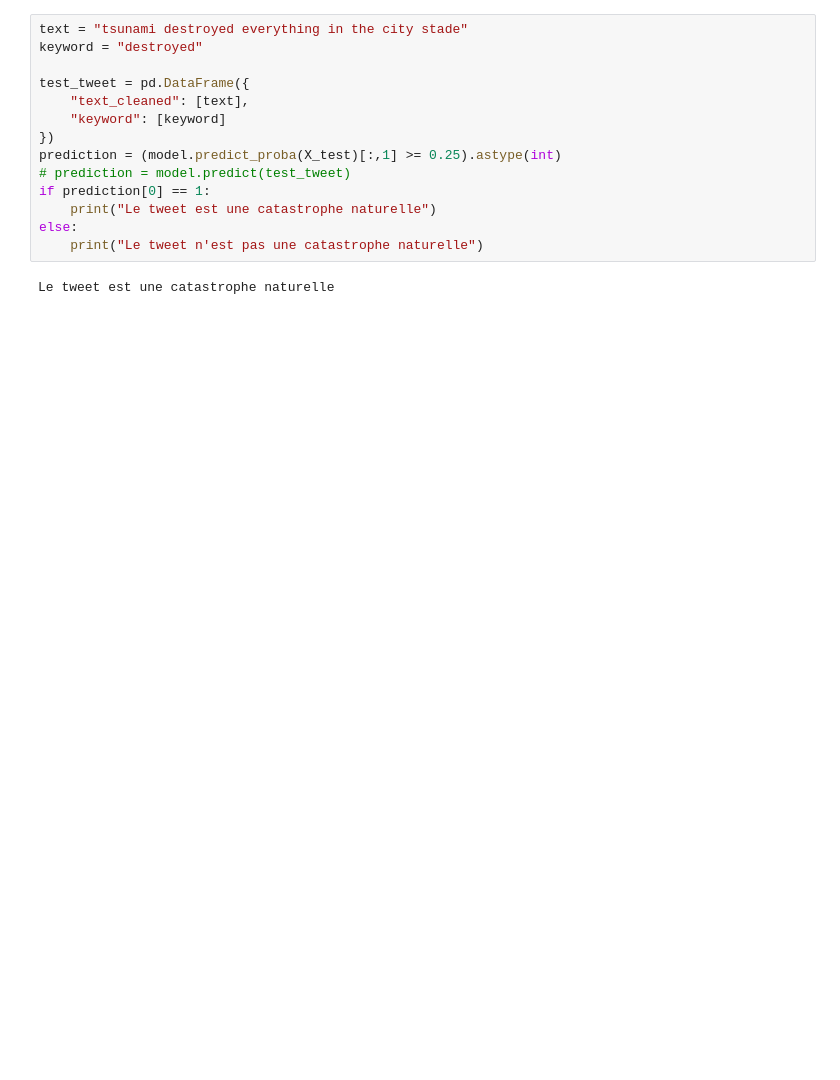
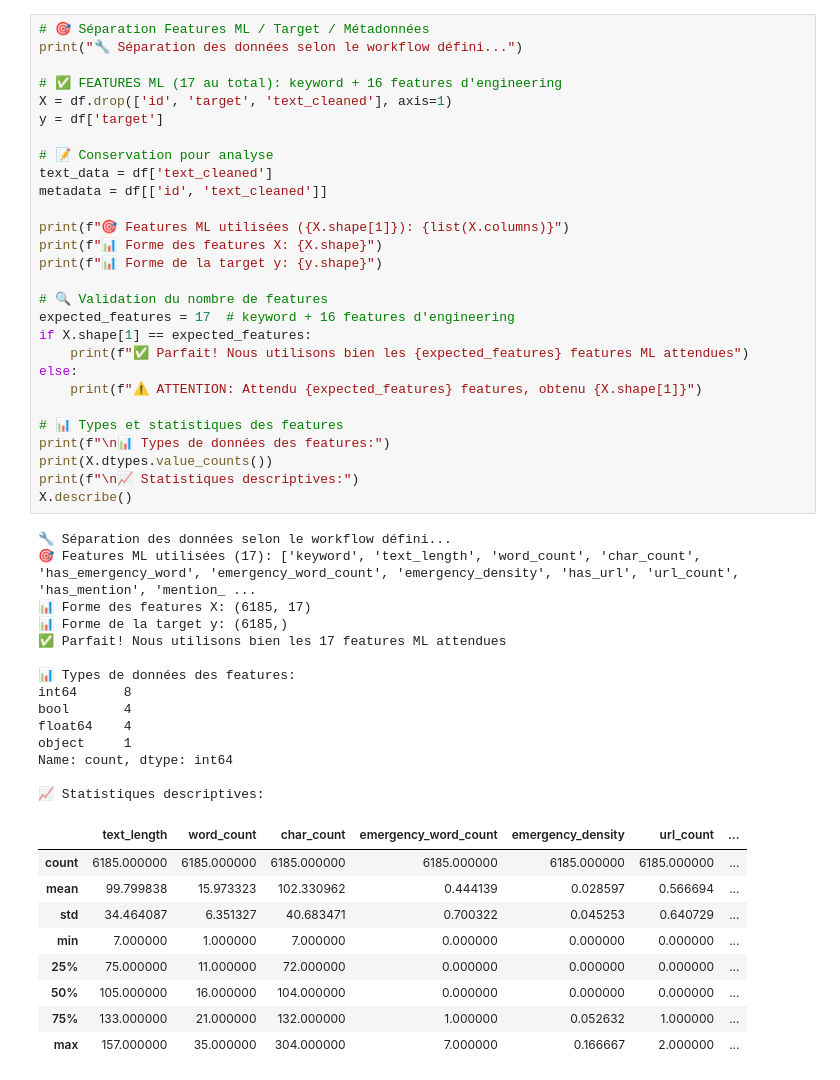
Before and after one commit to pierre-mazard/eye-of-emergency, a Jupyter notebook: notebooks/LogisticRegression.ipynb, the cells around one changed output. Saved outputs shown, nothing was run; the diff lists cells and outputs as text; blank space fills up the shorter version.

```diff
--- a/notebooks/LogisticRegression.ipynb
+++ b/notebooks/LogisticRegression.ipynb
@@ -90,16 +145,52 @@ weighted avg       0.77      0.73      0.73       763
-# %%
-text = "tsunami destroyed everything in the city stade"
-keyword = "destroyed"
-
-test_tweet = pd.DataFrame({
-    "text_cleaned": [text],
-    "keyword": [keyword]
-})
-prediction = (model.predict_proba(X_test)[:,1] >= 0.25).astype(int)
-# prediction = model.predict(test_tweet)
-if prediction[0] == 1:
-    print("Le tweet est une catastrophe naturelle")
-else:
-    print("Le tweet n'est pas une catastrophe naturelle")
-# %% [output]
-Le tweet est une catastrophe naturelle
+# %%
+# 🎯 Séparation Features ML / Target / Métadonnées
+print("🔧 Séparation des données selon le workflow défini...")
+
+# ✅ FEATURES ML (17 au total): keyword + 16 features d'engineering
+X = df.drop(['id', 'target', 'text_cleaned'], axis=1)
+y = df['target']
+
+# 📝 Conservation pour analyse
+text_data = df['text_cleaned']
+metadata = df[['id', 'text_cleaned']]
+
+print(f"🎯 Features ML utilisées ({X.shape[1]}): {list(X.columns)}")
+print(f"📊 Forme des features X: {X.shape}")
+print(f"📊 Forme de la target y: {y.shape}")
+
+# 🔍 Validation du nombre de features
+expected_features = 17  # keyword + 16 features d'engineering
+if X.shape[1] == expected_features:
+    print(f"✅ Parfait! Nous utilisons bien les {expected_features} features ML attendues")
+else:
+    print(f"⚠️ ATTENTION: Attendu {expected_features} features, obtenu {X.shape[1]}")
+
+# 📊 Types et statistiques des features
+print(f"\n📊 Types de données des features:")
+print(X.dtypes.value_counts())
+print(f"\n📈 Statistiques descriptives:")
+X.describe()
+# %% [output]
+🔧 Séparation des données selon le workflow défini...
+🎯 Features ML utilisées (17): ['keyword', 'text_length', 'word_count', 'char_count', 'has_emergency_word', 'emergency_word_count', 'emergency_density', 'has_url', 'url_count', 'has_mention', 'mention_ ...
+📊 Forme des features X: (6185, 17)
+📊 Forme de la target y: (6185,)
+✅ Parfait! Nous utilisons bien les 17 features ML attendues
+
+📊 Types de données des features:
+int64      8
+bool       4
+float64    4
+object     1
+Name: count, dtype: int64
+
+📈 Statistiques descriptives:
+|  | text_length | word_count | char_count | emergency_word_count | emergency_density | url_count | ... |
+| count | 6185.000000 | 6185.000000 | 6185.000000 | 6185.000000 | 6185.000000 | 6185.000000 | ... |
+| mean | 99.799838 | 15.973323 | 102.330962 | 0.444139 | 0.028597 | 0.566694 | ... |
+| std | 34.464087 | 6.351327 | 40.683471 | 0.700322 | 0.045253 | 0.640729 | ... |
+| min | 7.000000 | 1.000000 | 7.000000 | 0.000000 | 0.000000 | 0.000000 | ... |
+| 25% | 75.000000 | 11.000000 | 72.000000 | 0.000000 | 0.000000 | 0.000000 | ... |
+| 50% | 105.000000 | 16.000000 | 104.000000 | 0.000000 | 0.000000 | 0.000000 | ... |
+| 75% | 133.000000 | 21.000000 | 132.000000 | 1.000000 | 0.052632 | 1.000000 | ... |
+| max | 157.000000 | 35.000000 | 304.000000 | 7.000000 | 0.166667 | 2.000000 | ... |
```
Also changed, not shown: parts of 33 cells of this notebook, 15 other files.
